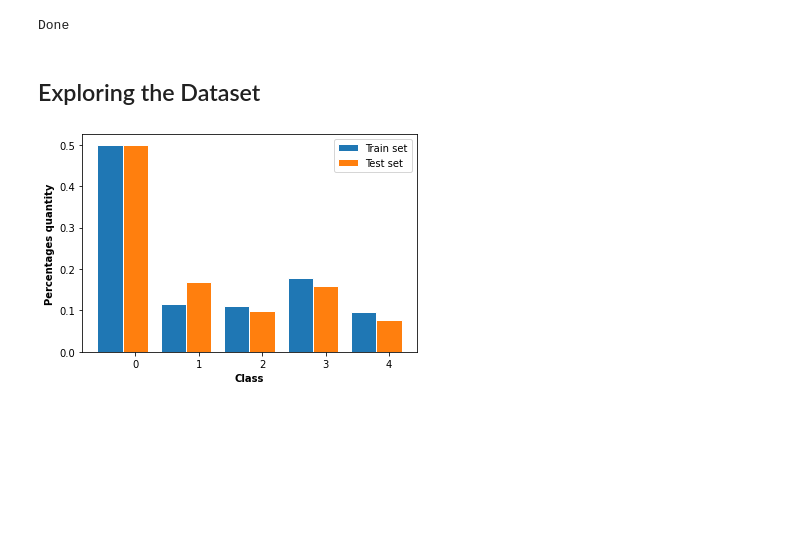
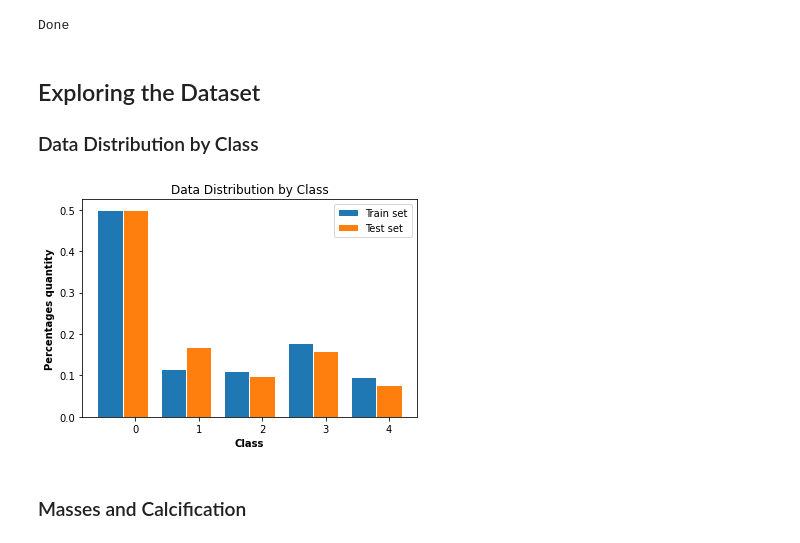
Before and after one commit to MarshaGomez/CNN-Medical-Imaging-Analysis, a Jupyter notebook: Code/Knowing_DDSM_dataset.ipynb, the cells around one changed output. Drawn from its saved outputs; the diff is of its cells as text; code cells hidden in the pictures; blank space fills up the shorter version.

```diff
--- a/Code/Knowing_DDSM_dataset.ipynb
+++ b/Code/Knowing_DDSM_dataset.ipynb
@@ -192,6 +258,8 @@ print("Done")
 Done
 # %% [markdown]
 ## Exploring the Dataset
+
+### Data Distribution by Class
 # %%
 def percentages(a):
     return a / np.sum(a)
@@ -204,31 +272,33 @@ bars1 = counts
 # Test Values
 (unique, counts) = np.unique(test_labels, return_counts=True)
 counts = percentages(counts)
 bars2 = counts
 
 # set width of bar
 barWidth = 0.40
 
 # set height of bar
 
 # Set position of bar on X axis
 r1 = np.arange(len(bars1))
 r2 = [x + barWidth for x in r1]
 
 # Make the plot
 plt.bar(r1, bars1, width=barWidth, edgecolor='white', label='Train set')
 plt.bar(r2, bars2, width=barWidth, edgecolor='white', label='Test set')
 
 # Add xticks on the middle of the group bars
 plt.xlabel('Class', fontweight='bold')
 plt.xticks([r + barWidth for r in range(len(bars1))], unique)
 plt.ylabel('Percentages quantity', fontweight='bold')
 
 
 # Create legend & Show graphic
 plt.legend()
+plt.title('Data Distribution by Class')
+
 
 plt.savefig(os.path.join(PLOTS_PATH, "intro-dataset-class.png"))
 plt.show()
 # %% [output]
-[figure, old version]
+[figure, new version]
@@ -234,0 +313,2 @@ plt.show()
+# %% [markdown]
+### Masses and Calcification
```
Also changed, not shown: parts of 13 cells of this notebook.
